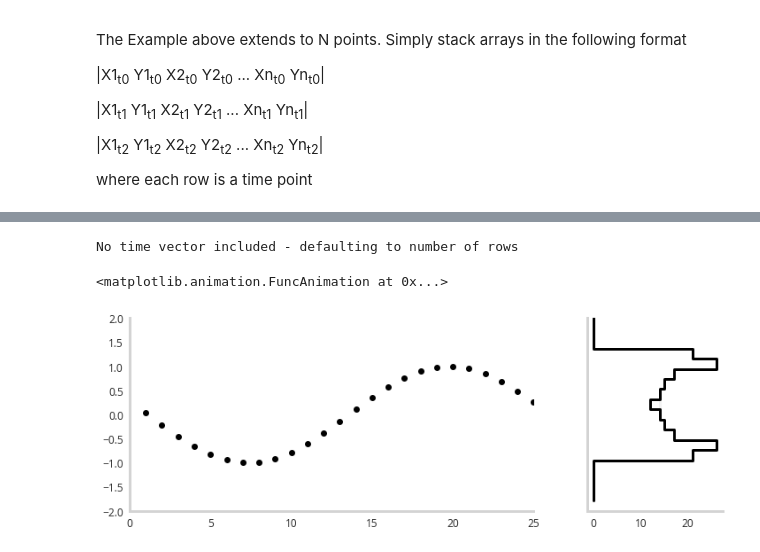
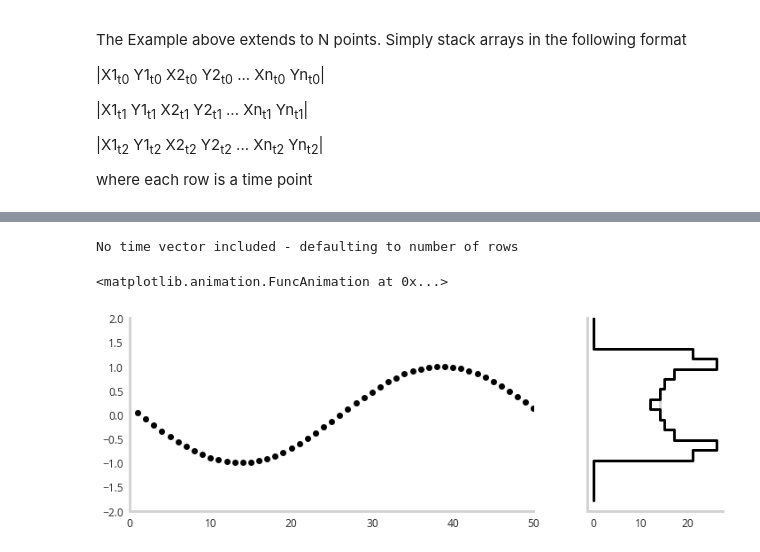
Before and after one commit to NicholasARossi/Easing-Animations-with-Python, a Jupyter notebook: animation_playground.ipynb, the cells around one changed output, grey strips where cells are left out. Saved outputs shown, nothing was run; the diff lists cells and outputs as text; code cells hidden in the pictures.

```diff
--- a/animation_playground.ipynb
+++ b/animation_playground.ipynb
@@ -1,10 +1,7 @@
 # %%
 %load_ext autoreload
 %autoreload 2
-
-
 import numpy as np
 import easing as easing
 import pandas as pd
 import matplotlib.pyplot as plt
-plt.style.use('rossidata')
@@ -108,9 +134,9 @@ These functions can be called with our without interpolation
 # %%
 # simple sin wave plot: a simple sine wave without interpolation
-data = np.sin(np.linspace(0,np.pi*16,200))
+data = np.sin(np.linspace(0,np.pi*8,200))
 
-easing.Eased(data).timeseries_animation(starting_pos = 25,speed=10,norm_hist=False)
+easing.Eased(data).timeseries_animation(starting_pos = 50,speed=25,final_dist=True,destination='media/sinewav.gif')
 # %% [output]
 No time vector included - defaulting to number of rows
 <matplotlib.animation.FuncAnimation at 0x...>
-[figure, old version]
+[figure, new version]
```
Also changed, not shown: parts of 37 cells of this notebook, 9 other files.
